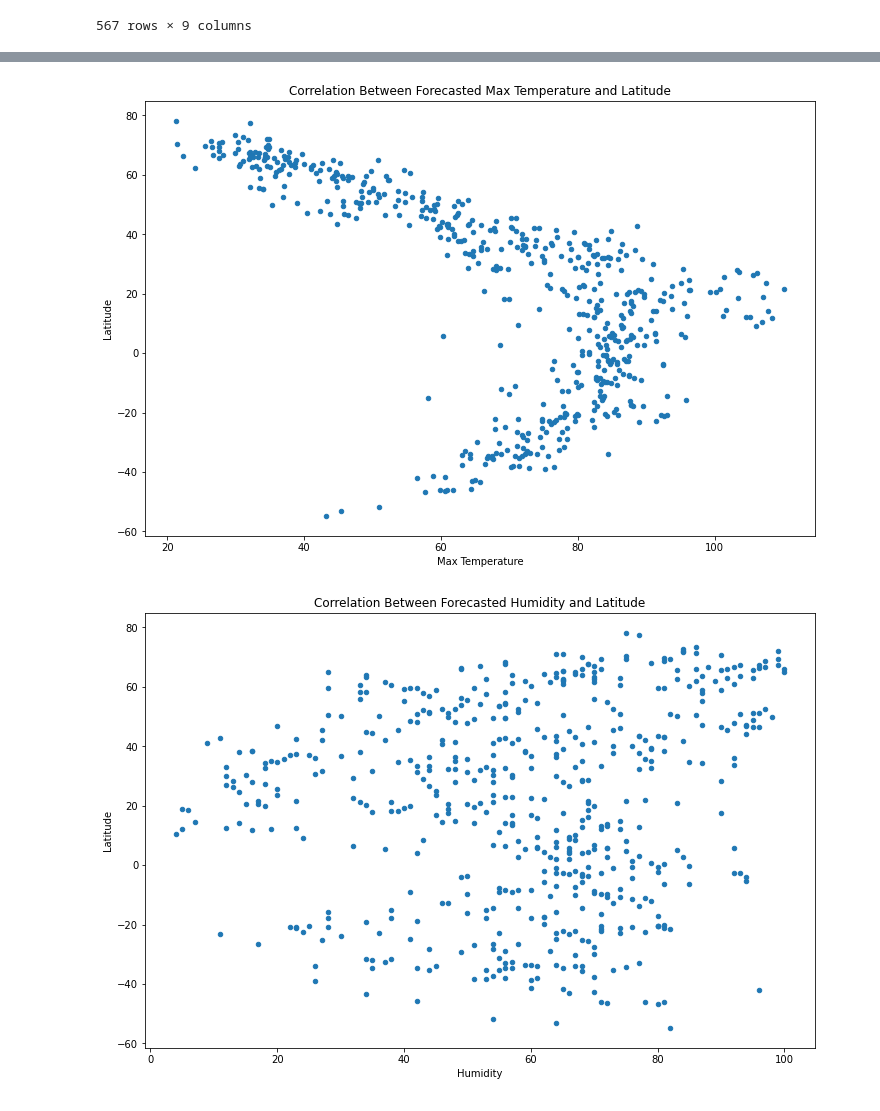
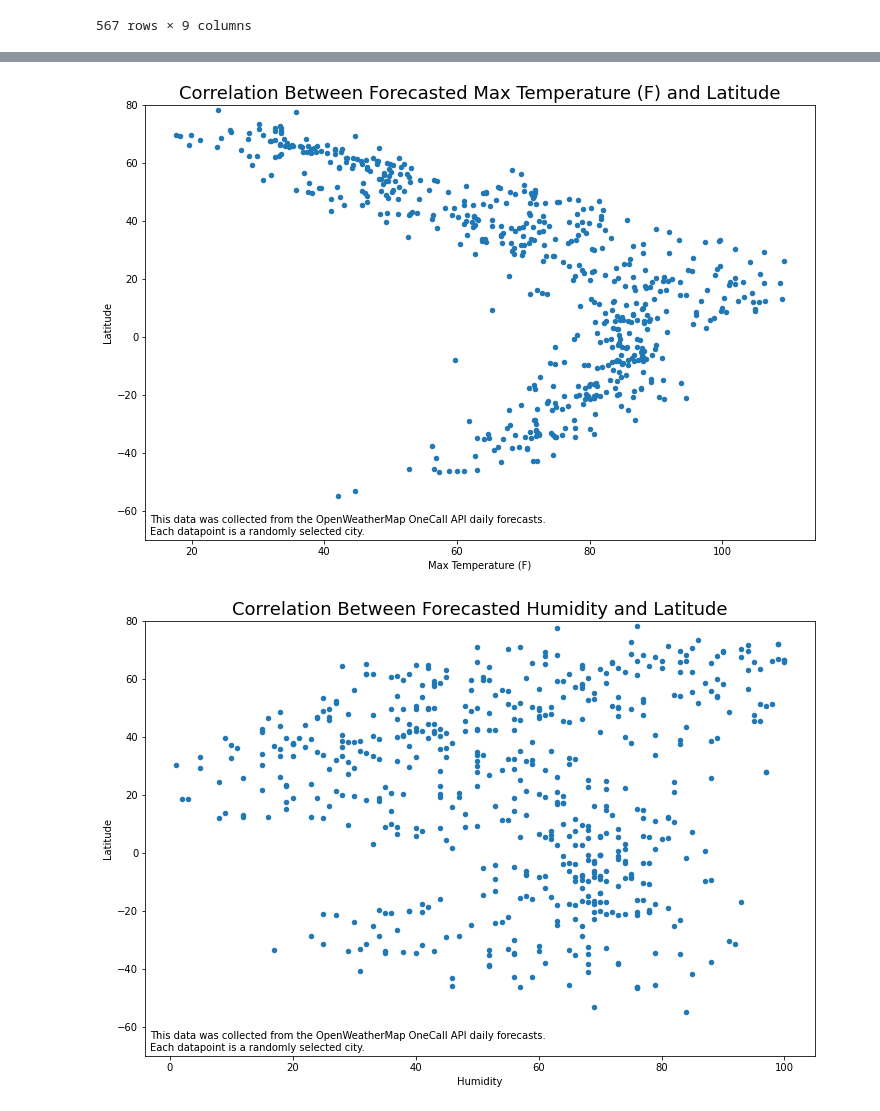
Before and after one commit to bakerv/API-Challenge, a Jupyter notebook: WeatherPy/main.ipynb, the cells around one changed output, grey strips where cells are left out. Cells and saved outputs as stored; diff of their text form; code cells hidden in the pictures.

```diff
--- a/WeatherPy/main.ipynb
+++ b/WeatherPy/main.ipynb
@@ -15,8 +26,3 @@ longitudes = []
 latitudes = []
 longitudes = np.array(sample(range(-18000,18001),k=1500))/100
 latitudes = np.array(sample(range(-9000,9001),k=1500))/100
-# %%
-coordinates = zip(latitudes,longitudes)
-display(coordinates)
-display(len(latitudes))
-display(len(longitudes))
@@ -41,2 +38,0 @@ display(len(citylist))
-# %%
-response = requests.get(f"{baseurl}appid={weatherkey}&units=imperial&q=Seattle").json()
@@ -199,3 +162,4 @@ citydata["Max Temperature"] = pd.to_numeric(citydata["Max Temperature"])
 citydata["Humidity"] = pd.to_numeric(citydata["Humidity"])
 citydata["Cloudiness"] = pd.to_numeric(citydata["Cloudiness"])
 citydata["Wind Speed"] = pd.to_numeric(citydata["Wind Speed"])
+citydata = citydata.rename(columns={"Wind Speed": "Wind Speed (MPH)","Max Temperature":"Max Temperature (F)"})
@@ -223,14 +166,17 @@ display(citydata.corr())
 # %%
-comparelist = ['Max Temperature','Humidity','Cloudiness','Wind Speed']
+comparelist = ['Max Temperature (F)','Humidity','Cloudiness','Wind Speed (MPH)']
 for element in comparelist:
-    citydata.plot.scatter(element,"Latitude", figsize = (12,8),title=f'Correlation Between Forecasted {element} and Latitude')
-    print(f'''These visualization is exploring the relationship between {element} and latitude for randomly selected cities.
-          This data was collected from the OpenWeatherMap API.''')
+    citydata.plot.scatter(element,"Latitude", figsize = (12,8),ylim=(-70,80))
+    plt.title(f'Correlation Between Forecasted {element} and Latitude', fontsize=18)
+    plt.annotate(f'''This data was collected from the OpenWeatherMap OneCall API daily forecasts.
+Each datapoint is a randomly selected city.''',xy=(5,5),xycoords="axes pixels",fontsize = 10)
+    imagename = f"..\\Images\\Global{element}vslat"
+    plt.savefig(imagename, format='png')
 
 #for each variable in list
     #plot scatter plot vs latitude
     #export each plot to a png file
-    #if lat >o
+    #if lat
         # plot all possible scatter plots vs latitude
         #run linear regression for each plot
         #add regression results to the plot
@@ -249,2 +187,2 @@ These visualization is exploring the relationship between Wind Speed and latitud
-[figure, old version]
+[figure, new version]
-[figure, old version]
+[figure, new version]
```
Also changed, not shown: parts of 15 cells of this notebook, 24 other files.
